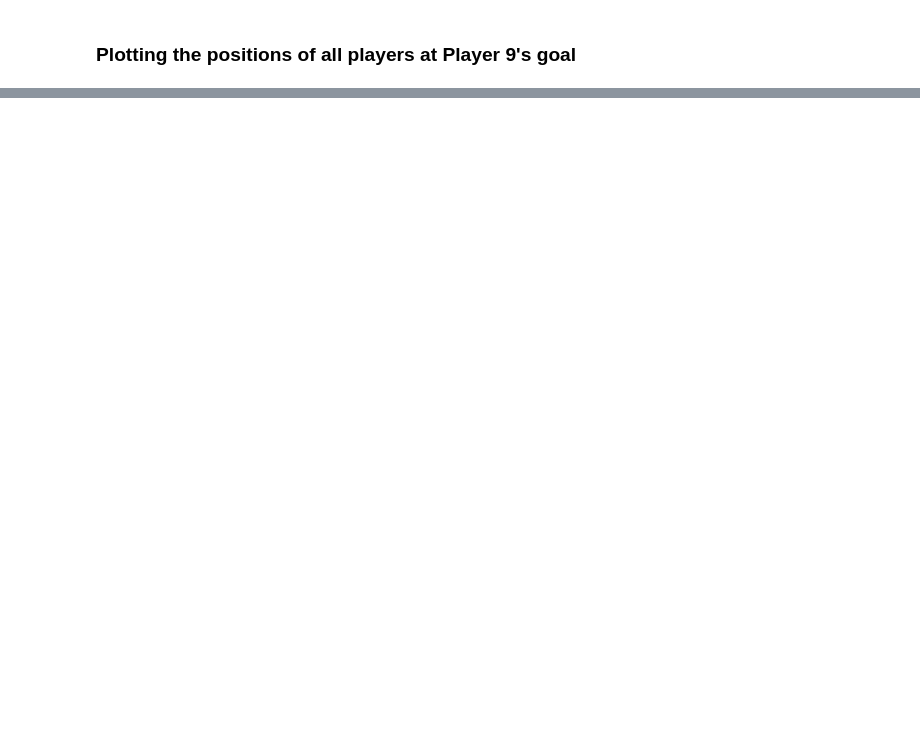
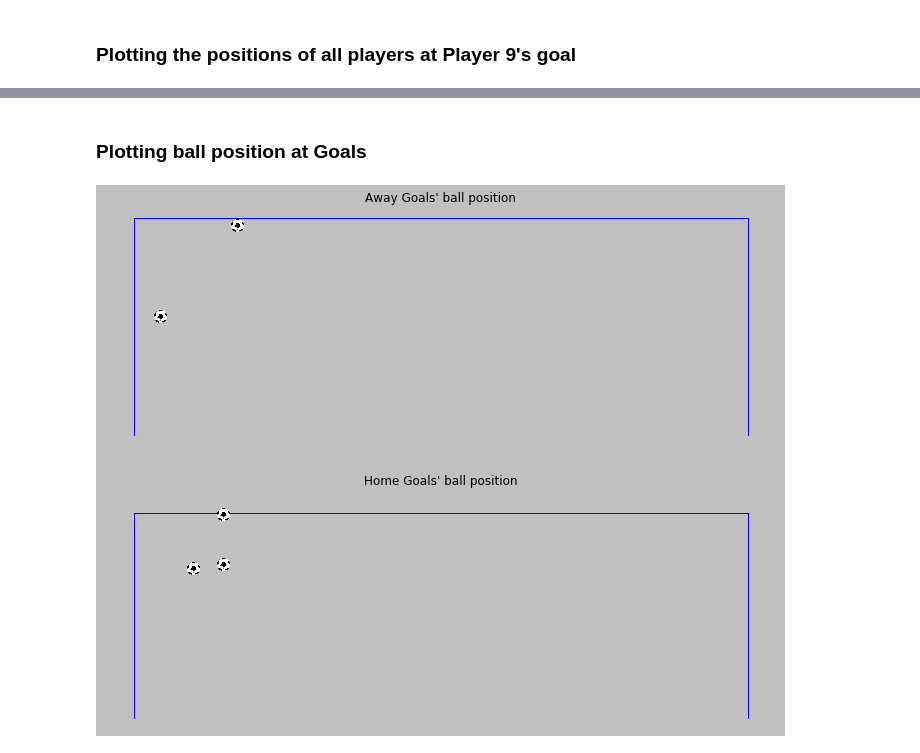
Before and after one commit to jjohnarios/Soccer_Analysis, a Jupyter notebook: Basic Data Manipulation - Example1.ipynb, the cells around one changed output, grey strips where cells are left out. Drawn from its saved outputs; the diff is of its cells as text; code cells hidden in the pictures; blank space fills up the shorter version.

```diff
--- a/Basic Data Manipulation - Example1.ipynb
+++ b/Basic Data Manipulation - Example1.ipynb
@@ -99,0 +100,6 @@ miz.plot_frame(tracking_home.iloc[frame],tracking_away.iloc[frame],annotate_play
+# %% [markdown]
+### Plotting ball position at Goals
+# %%
+miz.plot_ball_position_at_goals(event,tracking_home,tracking_away);
+# %% [output]
+[figure, added]
```
Also changed, not shown: parts of 7 cells of this notebook.
